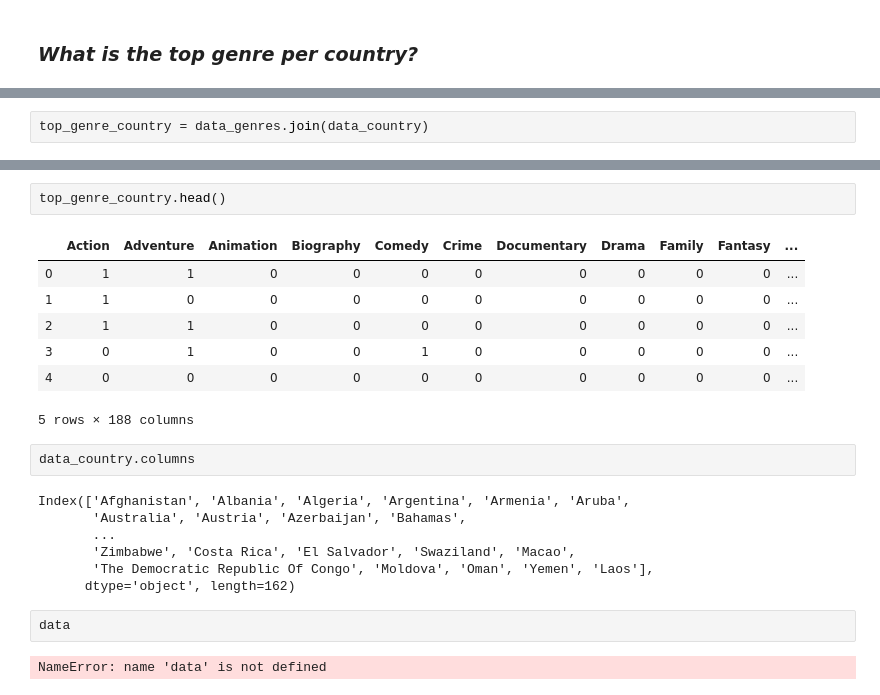
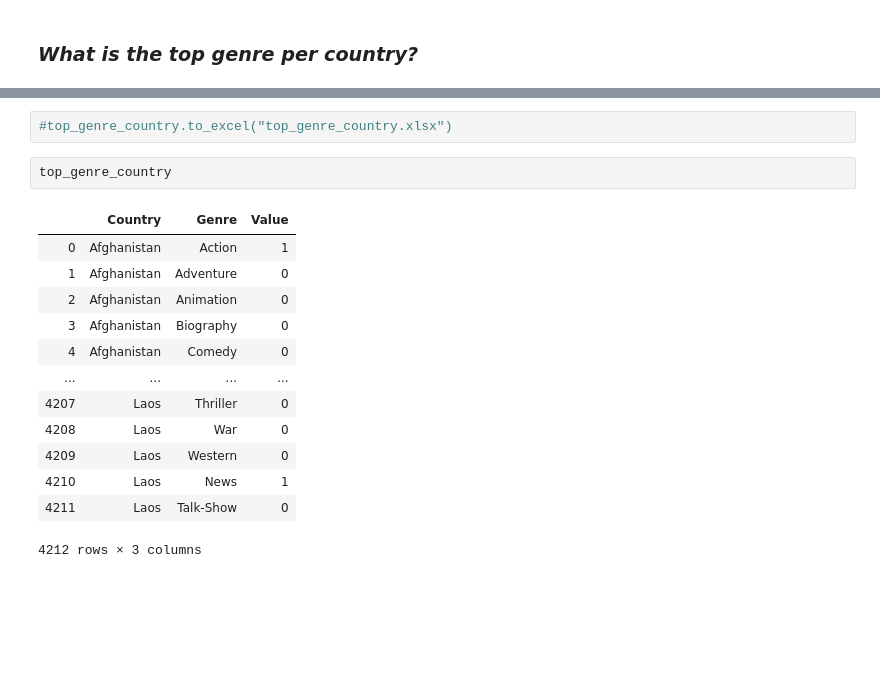
Before and after one commit to SalimAmarti/OTT_movies_Project, a Jupyter notebook: OTT project.ipynb, the cells around one changed output, grey strips where cells are left out. Saved outputs shown, nothing was run; the diff lists cells and outputs as text; blank space fills up the shorter version.

Commit message:
database genre and country

```diff
--- a/OTT project.ipynb
+++ b/OTT project.ipynb
@@ -669,2 +684,0 @@ data_country.head()
-# %%
-top_genre_country = data_genres.join(data_country)
@@ -671,23 +704,18 @@ top_genre_country = data_genres.join(data_country)
+# %%
+#top_genre_country.to_excel("top_genre_country.xlsx")
 # %%
-top_genre_country.head()
+top_genre_country
 # %% [output]
-|  | Action | Adventure | Animation | Biography | Comedy | Crime | Documentary | Drama | Family | Fantasy | ... |
-| 0 | 1 | 1 | 0 | 0 | 0 | 0 | 0 | 0 | 0 | 0 | ... |
-| 1 | 1 | 0 | 0 | 0 | 0 | 0 | 0 | 0 | 0 | 0 | ... |
-| 2 | 1 | 1 | 0 | 0 | 0 | 0 | 0 | 0 | 0 | 0 | ... |
-| 3 | 0 | 1 | 0 | 0 | 1 | 0 | 0 | 0 | 0 | 0 | ... |
-| 4 | 0 | 0 | 0 | 0 | 0 | 0 | 0 | 0 | 0 | 0 | ... |
+|  | Country | Genre | Value |
+| 0 | Afghanistan | Action | 1 |
+| 1 | Afghanistan | Adventure | 0 |
+| 2 | Afghanistan | Animation | 0 |
+| 3 | Afghanistan | Biography | 0 |
+| 4 | Afghanistan | Comedy | 0 |
+| ... | ... | ... | ... |
+| 4207 | Laos | Thriller | 0 |
+| 4208 | Laos | War | 0 |
+| 4209 | Laos | Western | 0 |
+| 4210 | Laos | News | 1 |
+| 4211 | Laos | Talk-Show | 0 |
-5 rows × 188 columns
+4212 rows × 3 columns
-# %%
-data_country.columns
-# %% [output]
-Index(['Afghanistan', 'Albania', 'Algeria', 'Argentina', 'Armenia', 'Aruba',
-       'Australia', 'Austria', 'Azerbaijan', 'Bahamas',
-       ...
-       'Zimbabwe', 'Costa Rica', 'El Salvador', 'Swaziland', 'Macao',
-       'The Democratic Republic Of Congo', 'Moldova', 'Oman', 'Yemen', 'Laos'],
-      dtype='object', length=162)
-# %%
-data
-# %% [output]
-NameError: name 'data' is not defined
```
Also changed, not shown: parts of 7 cells of this notebook.
